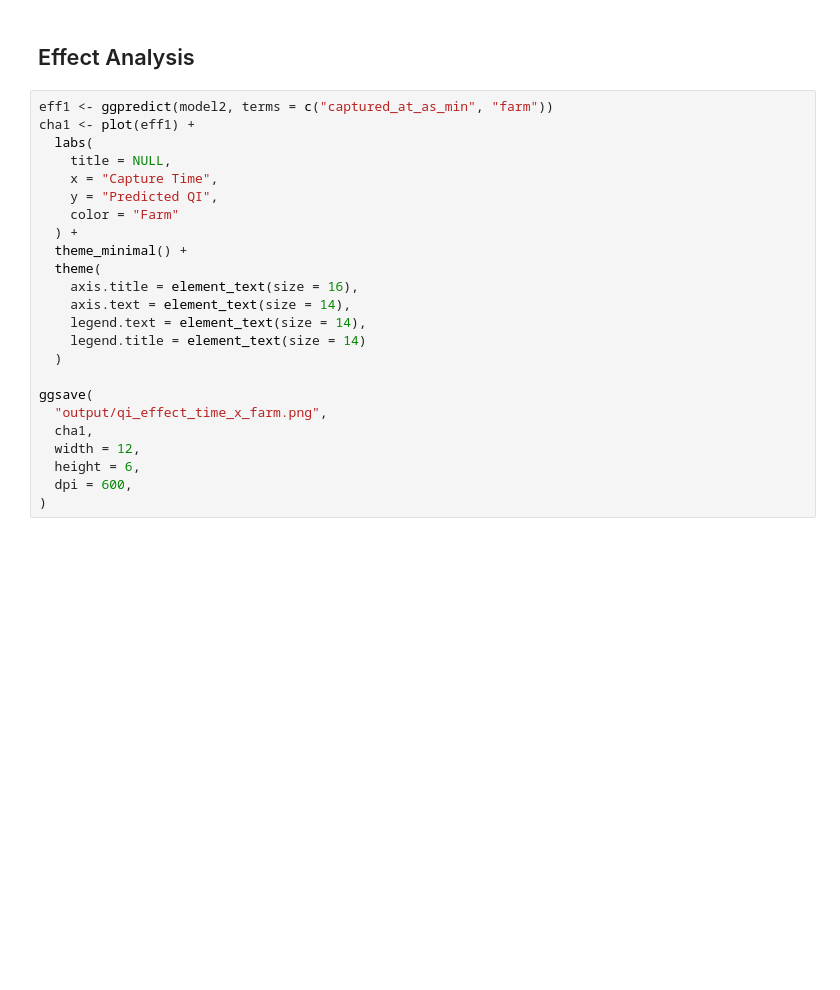
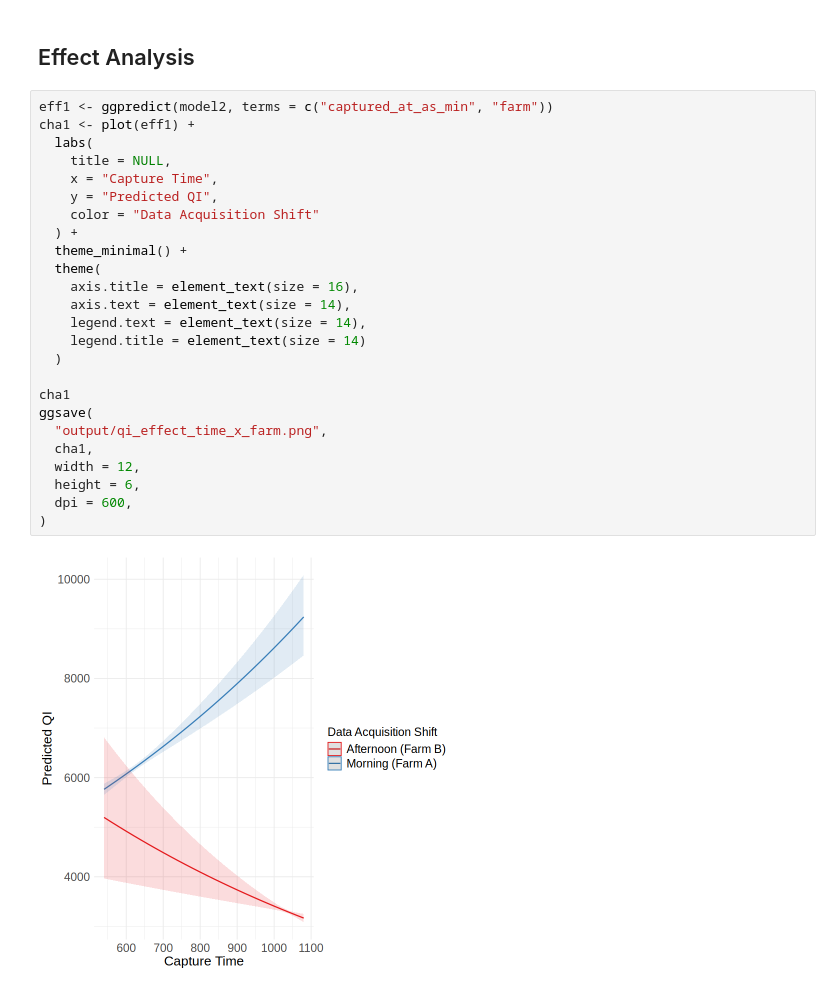
Before and after one commit to ppgzt/data-quality-and-similarity-analysis, a Jupyter notebook: 2_adjusting_models.ipynb, the cells around one changed output. Cells and saved outputs as stored; diff of their text form; blank space fills up the shorter version.

```diff
--- a/2_adjusting_models.ipynb
+++ b/2_adjusting_models.ipynb
@@ -142,25 +243,28 @@ Model is nearly unidentifiable: large eigenvalue ratio
 # %%
 eff1 <- ggpredict(model2, terms = c("captured_at_as_min", "farm"))
 cha1 <- plot(eff1) +
   labs(
     title = NULL,
     x = "Capture Time",
     y = "Predicted QI",
-    color = "Farm"
+    color = "Data Acquisition Shift"
   ) +
   theme_minimal() +
   theme(
     axis.title = element_text(size = 16),
     axis.text = element_text(size = 14),
     legend.text = element_text(size = 14),
     legend.title = element_text(size = 14)
   )
 
+cha1
 ggsave(
   "output/qi_effect_time_x_farm.png",
   cha1,
   width = 12,
   height = 6,
   dpi = 600,
 )
+# %% [output]
+[figure, added]
 # %%
```
Also changed, not shown: parts of 8 cells of this notebook, 5 other files.
